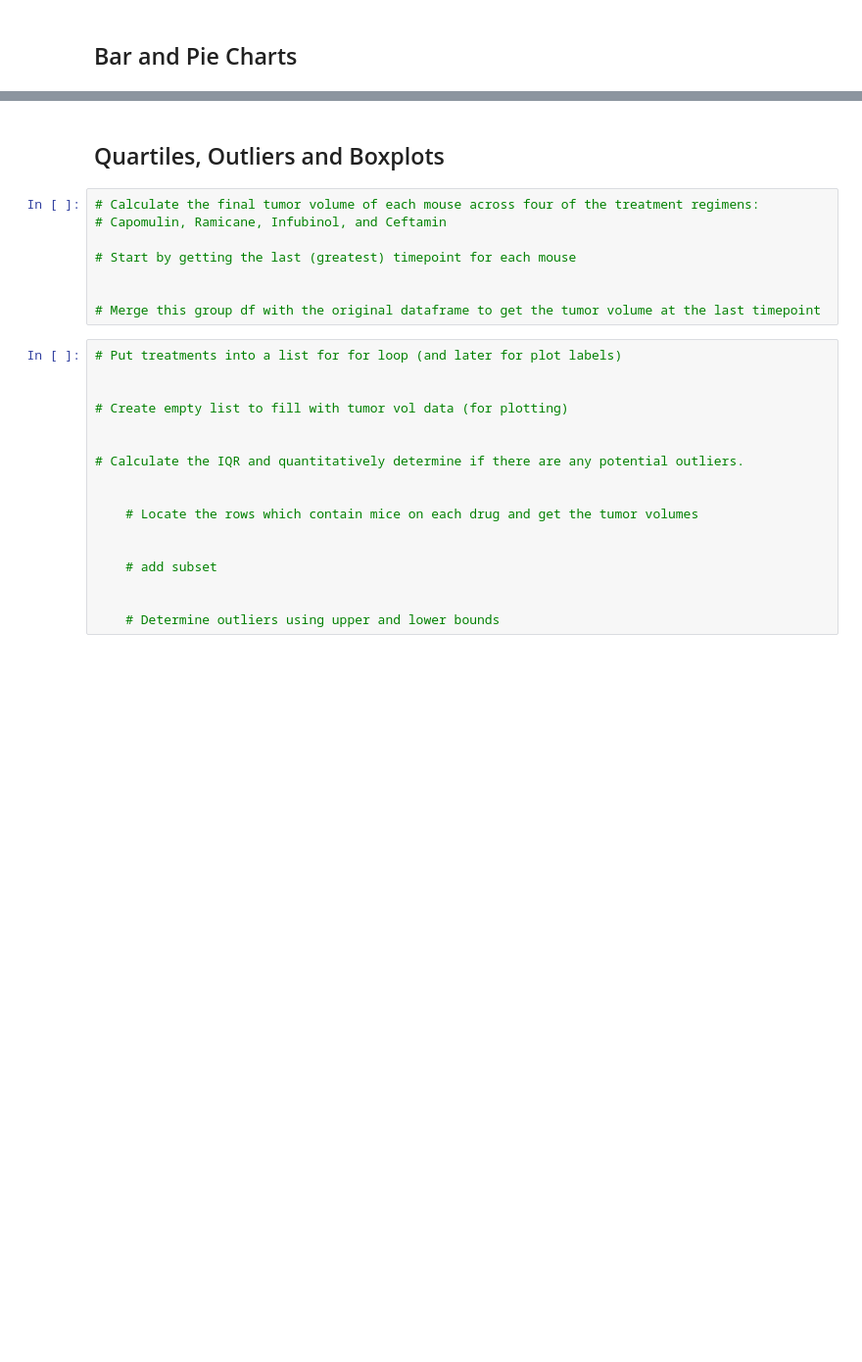
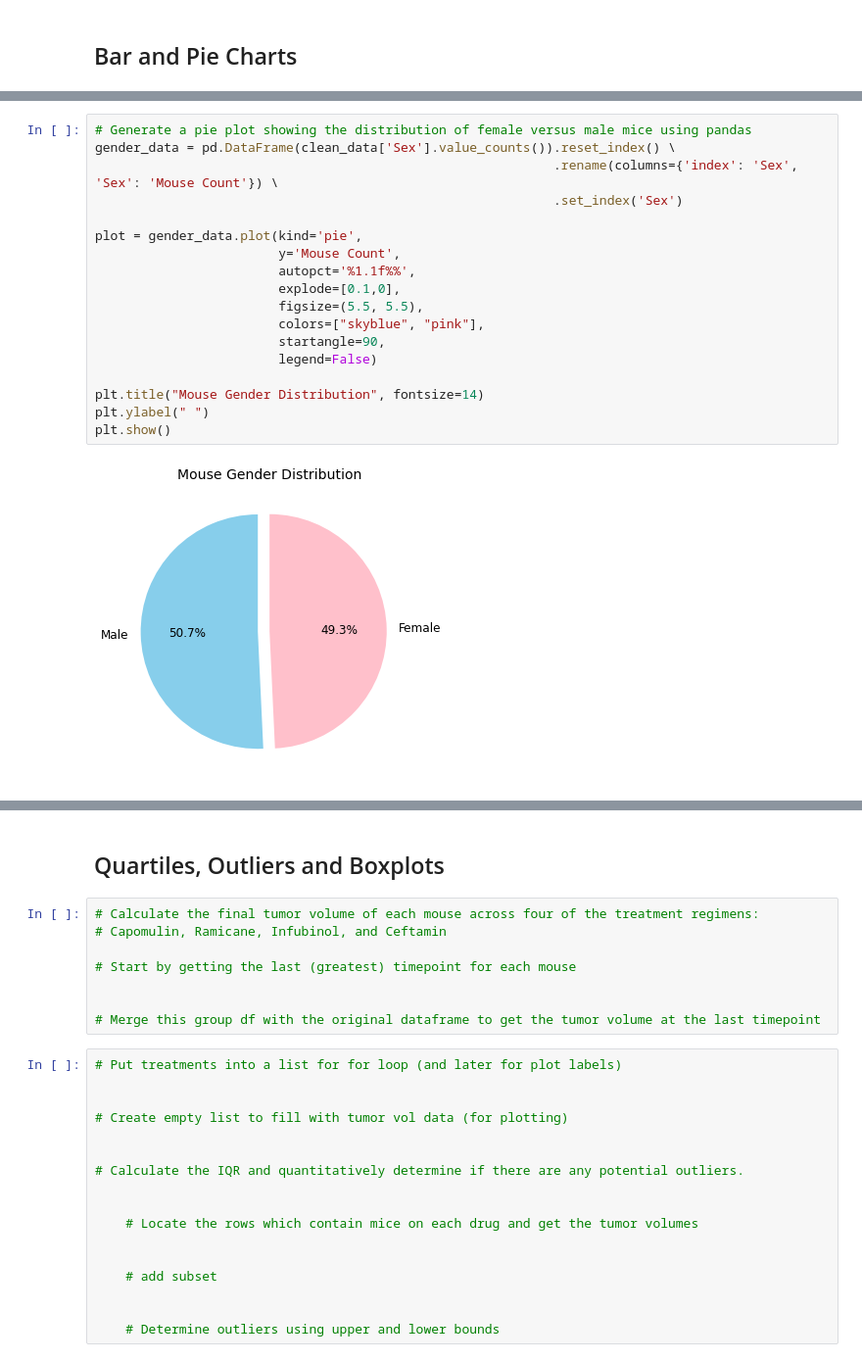
Before and after one commit to CicilyGeorge/Matplotlib-challenge, a Jupyter notebook: pymaceuticals.ipynb, the cells around one changed output, grey strips where cells are left out. Shown at 98% size. Saved outputs shown, nothing was run; the diff lists cells and outputs as text; blank space fills up the shorter version.

```diff
--- a/pymaceuticals.ipynb
+++ b/pymaceuticals.ipynb
@@ -101,0 +189,20 @@ mouse_count2
+# %%
+# Generate a pie plot showing the distribution of female versus male mice using pandas
+gender_data = pd.DataFrame(clean_data['Sex'].value_counts()).reset_index() \
+                                                            .rename(columns={'index': 'Sex', 'Sex': 'Mouse Count'}) \
+                                                            .set_index('Sex')
+
+plot = gender_data.plot(kind='pie',
+                        y='Mouse Count',
+                        autopct='%1.1f%%',
+                        explode=[0.1,0],
+                        figsize=(5.5, 5.5),
+                        colors=["skyblue", "pink"],
+                        startangle=90,
+                        legend=False)
+
+plt.title("Mouse Gender Distribution", fontsize=14)
+plt.ylabel(" ")
+plt.show()
+# %% [output]
+[figure, added]
```
Also changed, not shown: parts of 17 cells of this notebook.
